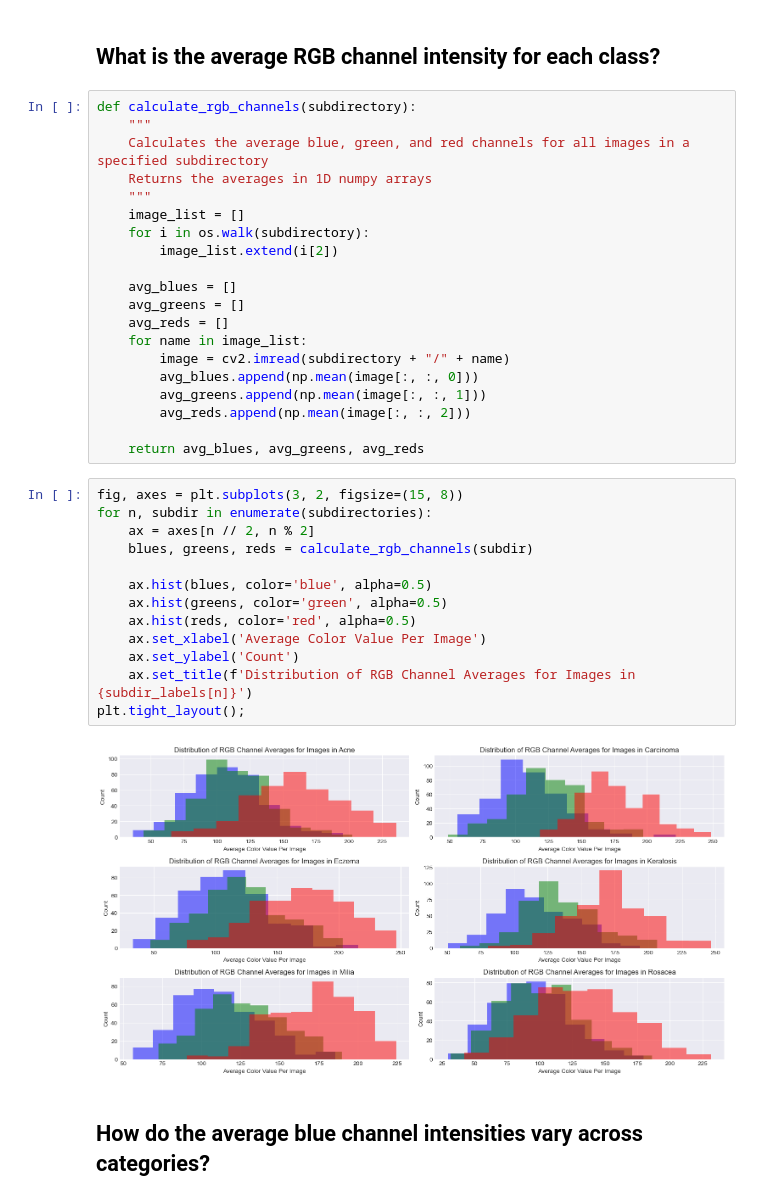
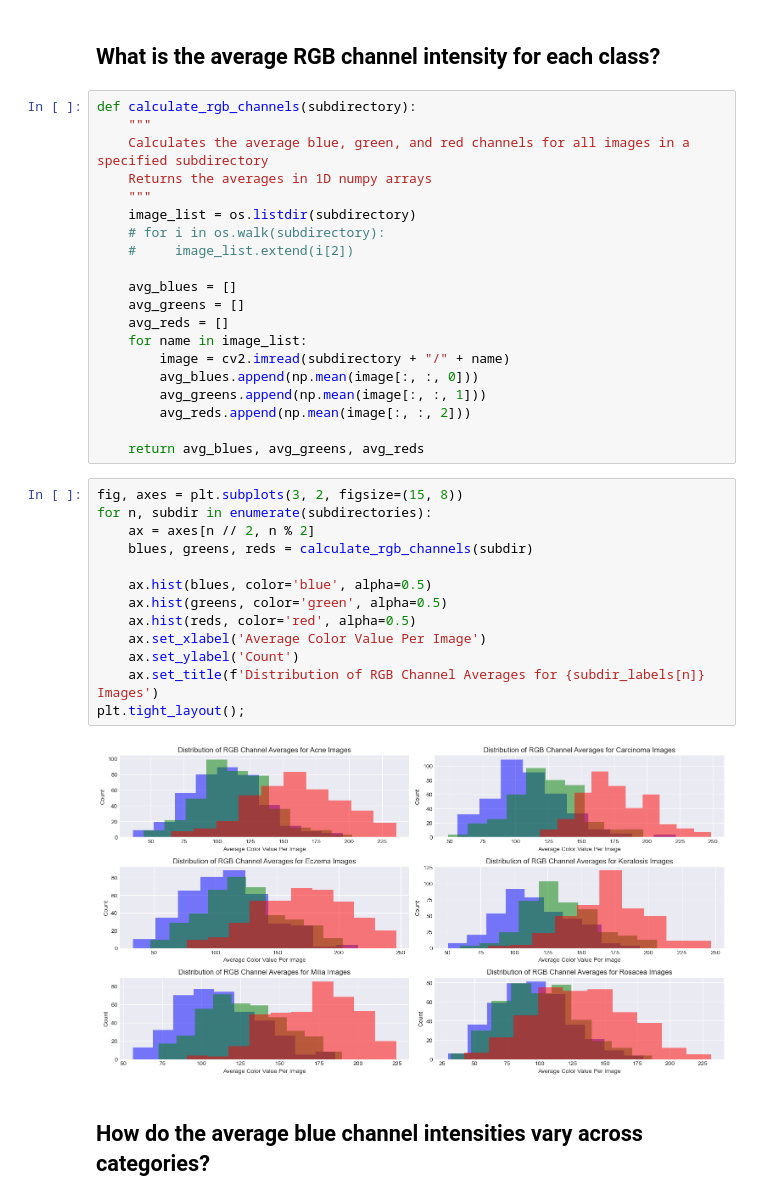
Before and after one commit to TrinityGahagen2K/skin-condition-classification, a Jupyter notebook: skin_condition_technical_analysis.ipynb, the cells around one changed output. Drawn from its saved outputs; the diff is of its cells as text.

```diff
--- a/skin_condition_technical_analysis.ipynb
+++ b/skin_condition_technical_analysis.ipynb
@@ -106,9 +107,9 @@ def calculate_rgb_channels(subdirectory):
     Calculates the average blue, green, and red channels for all images in a specified subdirectory
     Returns the averages in 1D numpy arrays
     """
-    image_list = []
-    for i in os.walk(subdirectory):
-        image_list.extend(i[2])
+    image_list = os.listdir(subdirectory)
+    # for i in os.walk(subdirectory):
+    #     image_list.extend(i[2])
 
     avg_blues = []
     avg_greens = []
@@ -123,18 +124,18 @@ def calculate_rgb_channels(subdirectory):
 # %%
 fig, axes = plt.subplots(3, 2, figsize=(15, 8))
 for n, subdir in enumerate(subdirectories):
     ax = axes[n // 2, n % 2]
     blues, greens, reds = calculate_rgb_channels(subdir)
 
     ax.hist(blues, color='blue', alpha=0.5)
     ax.hist(greens, color='green', alpha=0.5)
     ax.hist(reds, color='red', alpha=0.5)
     ax.set_xlabel('Average Color Value Per Image')
     ax.set_ylabel('Count')
-    ax.set_title(f'Distribution of RGB Channel Averages for Images in {subdir_labels[n]}')
+    ax.set_title(f'Distribution of RGB Channel Averages for {subdir_labels[n]} Images')
 plt.tight_layout();
 # %% [output]
-[figure, old version]
+[figure, new version]
 # %% [markdown]
 ## How do the average blue channel intensities vary across categories?
 # %%
```
Also changed, not shown: parts of 6 cells of this notebook, 2 other files.
